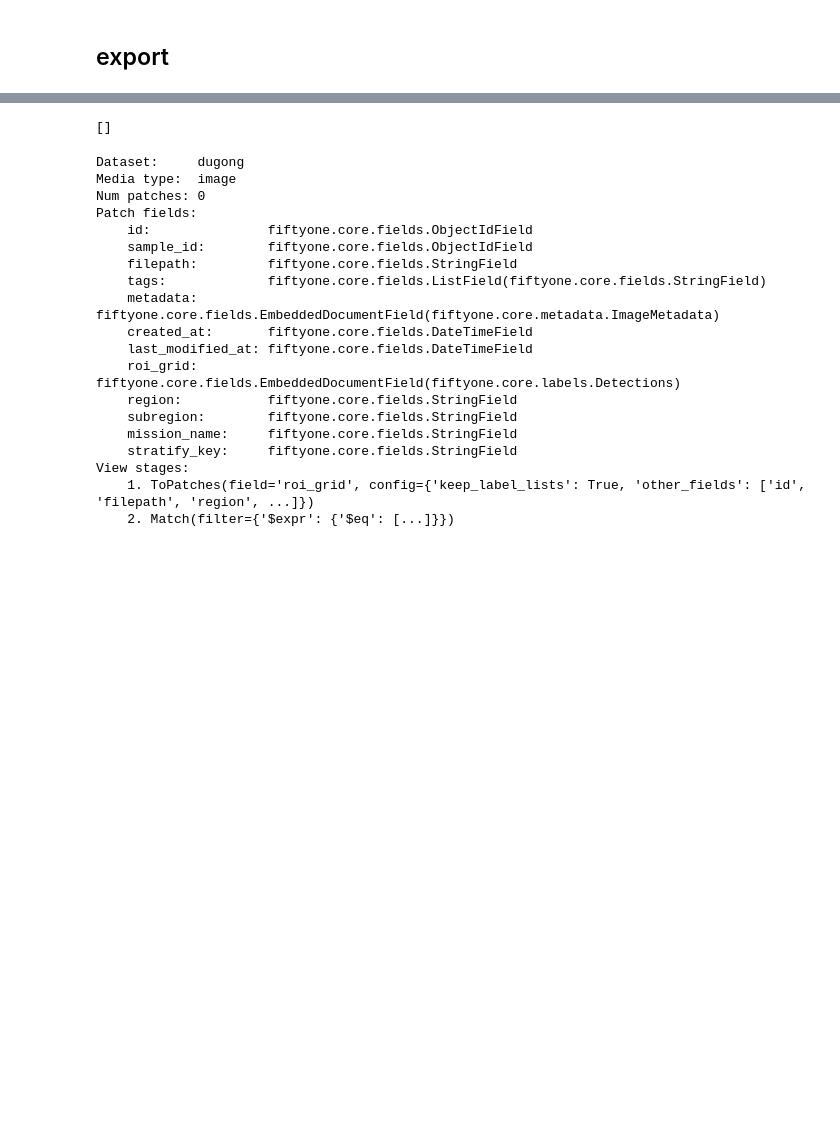
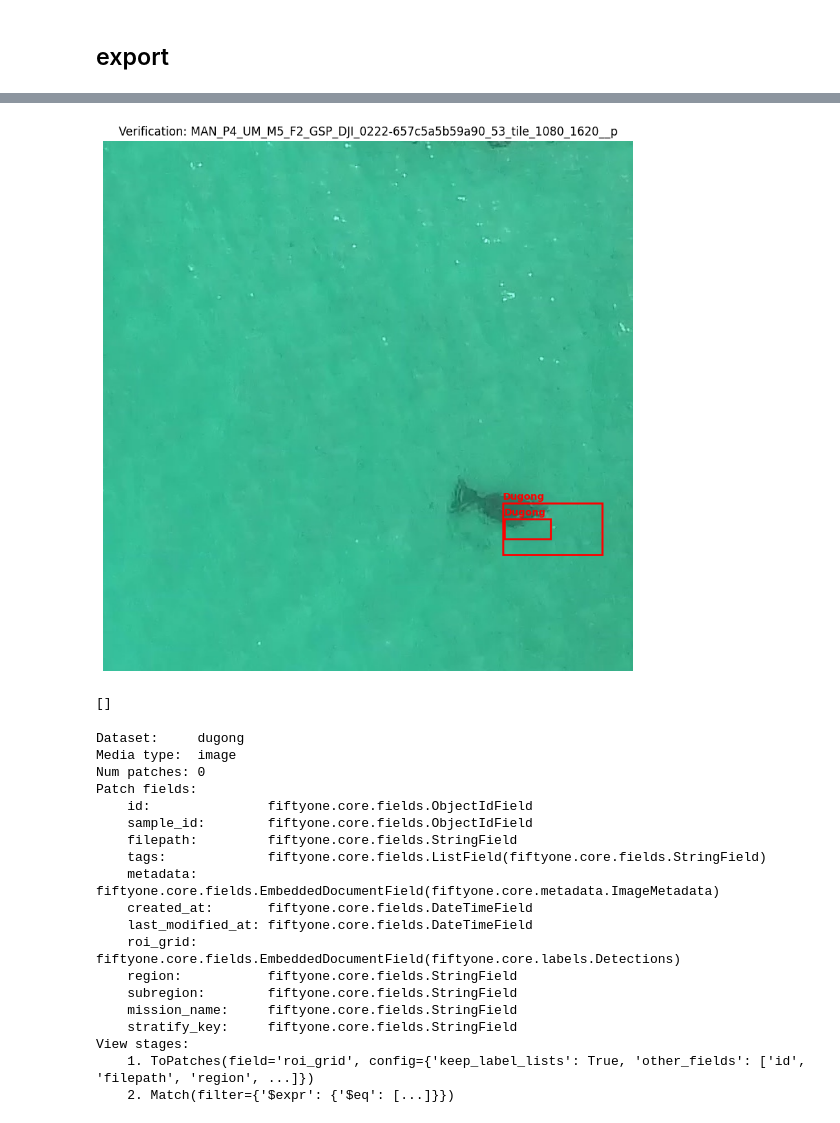
Before and after one commit to emanuel-gf/Dugongs_IRISA-MARBEC-LIRMM, a Jupyter notebook: fiftyone/roi_creator.ipynb, the cells around one changed output, grey strips where cells are left out. Drawn from its saved outputs; the diff is of its cells as text; code cells hidden in the pictures; blank space fills up the shorter version.

```diff
--- a/fiftyone/roi_creator.ipynb
+++ b/fiftyone/roi_creator.ipynb
@@ -213,23 +236,28 @@ for sample in dataset.iter_samples(autosave=True, progress=True):
                         normalized = normalize_bbox(clipped, tile_bbox)
                         tile["dugongs"].append({
                             "bbox_translated": normalized,
-                            "dugong_id": det.id
+                            "dugong_id": det.id,
+                            "og_bbox_clipped": clipped
                         })
 
     sample.save()
 # %% [markdown]
 ## convert to patches
 # %%
+## here I am passing a seed which can be leveraged inside a function afterwards
+## the idea is to hold a list of tiles_ID, which brings to more than one image ID.
+
 ## find the ids to be converted
 negative_list_id = []
 positive_list_id = []
 
 random.seed(42)
 for parent_id in dataset.values("id"):
-
+    ## filter for the parent ID
+    ## each parent is supposed to have a bunch of tiles inside it
     parent_sample_view = dataset.select(parent_id)
 
-    # 2. Filter the detections within the "roi_grid" field
+    # filter the detections within the "roi_grid" field - filtering for the given tiles
     # This keeps only the detection objects where 'contains_dugong' is False
     negative = parent_sample_view.filter_labels(
         "roi_grid",
@@ -240,13 +268,13 @@ for parent_id in dataset.values("id"):
         "roi_grid",
         F("contains_dugong") == True
     )
-    grid_roi_ids_neg = negative.values("roi_grid.detections.id", unwind=True)
+    grid_roi_ids_neg = negative.values("roi_grid.detections.id", unwind=True) ## get all roi_grid ID for properly filtering
     grid_roi_ids_pos = positive.values("roi_grid.detections.id", unwind=True)
 
     ## randomly select 2 images of the given
-    random.choices(grid_roi_ids_neg, k=2)
+    negative_list_id.extend(random.choices(grid_roi_ids_neg, k=2))
 
-    negative_list_id.extend(random.choices(grid_roi_ids_neg, k=2))
+    ## add the positive list of id
     positive_list_id.extend(grid_roi_ids_pos)
 
 len(negative_list_id), len(positive_list_id)
@@ -331,0 +319,3 @@ len(negative_list_id), len(positive_list_id)
+# %%
+for sample in export_view.take(1):
+    print(sample)
@@ -570,3 +458,69 @@ ValueError: PatchesView has no field 'ground_truth'
+# %%
+import matplotlib.pyplot as plt
+import matplotlib.patches as patches
+from PIL import Image
+import os
+
+def verify_export(image_id, output_dir):
+    """
+    Loads an exported tile and its YOLO labels, then plots them.
+
+    Args:
+        image_id: The FiftyOne sample ID (or the ID used in the filename)
+        output_dir: The base directory where you exported 'images' and 'labels'
+        label_str: 'positive' or 'negative' (prefix used in filename)
+    """
+    stem = Path(image_id).stem
+    img_path = os.path.join(output_dir, "images", f"{stem}.jpg")
+    txt_path = os.path.join(output_dir, "labels", f"{stem}.txt")
+
+    if not os.path.exists(img_path):
+        print(f"Error: Image not found at {img_path}")
+        return
+
+    # 1. Load Image
+    img = Image.open(img_path)
+    img_w, img_h = img.size
+
+    fig, ax = plt.subplots(1, figsize=(10, 10))
+    ax.imshow(img)
+
+    # 2. Parse YOLO Labels
+    if os.path.exists(txt_path):
+        with open(txt_path, "r") as f:
+            lines = f.readlines()
+
+        for line in lines:
+            # YOLO: class x_center y_center width height
+            parts = line.strip().split()
+            if not parts: continue
+
+            _, xc, yc, w, h = map(float, parts)
+
+            # Convert normalized center-based to pixel top-left based
+            # x_min = (x_center - width / 2) * image_width
+            x_min = (xc - w / 2) * img_w
+            y_min = (yc - h / 2) * img_h
+            pixel_w = w * img_w
+            pixel_h = h * img_h
+
+            # 3. Create Rectangle Patch
+            rect = patches.Rectangle(
+                (x_min, y_min), pixel_w, pixel_h,
+                linewidth=2, edgecolor='r', facecolor='none'
+            )
+            ax.add_patch(rect)
+            ax.text(x_min, y_min - 5, "Dugong", color='red', weight='bold')
+
+    plt.title(f"Verification: {stem}")
+    plt.axis('off')
+    plt.show()
+
+# Example usage:
+verify_export("MAN_P4_UM_M5_F2_GSP_DJI_0222-657c5a5b59a90_53_tile_1080_1620__p.jpg",
+               "/share/home/e2406743/dataset/exported_img/seed_42")
+# %% [output]
+[figure, added]
 # %%
 parent_ids_with_positives
 # %% [output]
```
Also changed, not shown: parts of 13 cells of this notebook.
